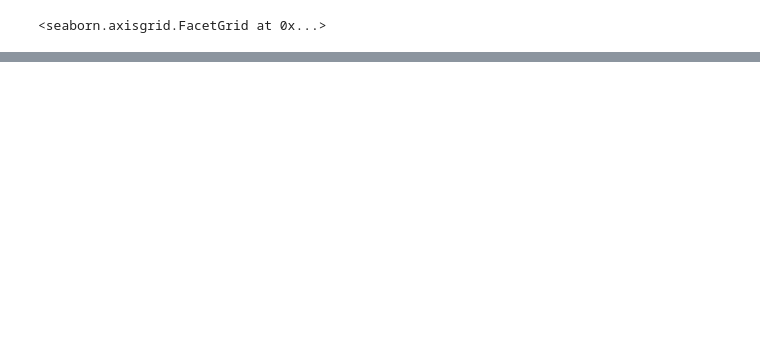
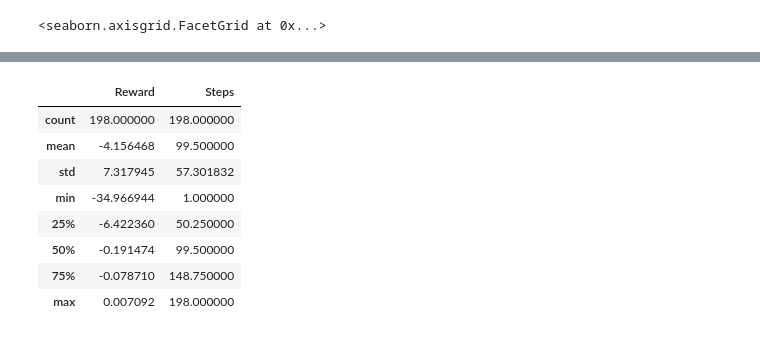
Before and after one commit to vegraux/master_thesis, a Jupyter notebook: RLpower/notebooks/visualise_actions.ipynb, the cells around one changed output, grey strips where cells are left out. Saved outputs shown, nothing was run; the diff lists cells and outputs as text; code cells hidden in the pictures; blank space fills up the shorter version.

```diff
--- a/RLpower/notebooks/visualise_actions.ipynb
+++ b/RLpower/notebooks/visualise_actions.ipynb
@@ -370,0 +407,36 @@ interactive(children=(Dropdown(description='bus_nr', options=(14, 13, 12, 11, 10
+# %%
+period=199
+net = env.powergrid
+rewards = []
+t_steps = []
+flex_loads = []
+obs = env.reset()
+hues = []
+env2 = copy.deepcopy(env)
+env2.do_action = False
+sol = env.get_episode_solar_forecast()
+show_sun = False
+for t_step in range(1,period):
+
+    action,_ = model.predict(obs)
+    obs1, reward1, dones1, info1 = env.step(action)
+    obs2, reward2, dones2, info2 = env2.step(action)
+
+
+    rewards.append(reward1)
+    hues.append('Agent')
+    t_steps.append(t_step)
+
+    rewards.append(reward2)
+    hues.append('No agent')
+    t_steps.append(t_step)
+
+    if show_sun:
+        rewards.append(sol[t_step-1])
+        hues.append('Sun')
+        t_steps.append(t_step)
+
+df = pd.DataFrame()
+df['Reward'] = rewards
+df['Steps'] = t_steps
+df[''] = hues
@@ -370,0 +450,12 @@ interactive(children=(Dropdown(description='bus_nr', options=(14, 13, 12, 11, 10
+# %%
+df[df[''] == 'Agent'].describe()
+# %% [output]
+|  | Reward | Steps |
+| count | 198.000000 | 198.000000 |
+| mean | -4.156468 | 99.500000 |
+| std | 7.317945 | 57.301832 |
+| min | -34.966944 | 1.000000 |
+| 25% | -6.422360 | 50.250000 |
+| 50% | -0.191474 | 99.500000 |
+| 75% | -0.078710 | 148.750000 |
+| max | 0.007092 | 198.000000 |
```
Also changed, not shown: parts of 22 cells of this notebook, 17 other files.
